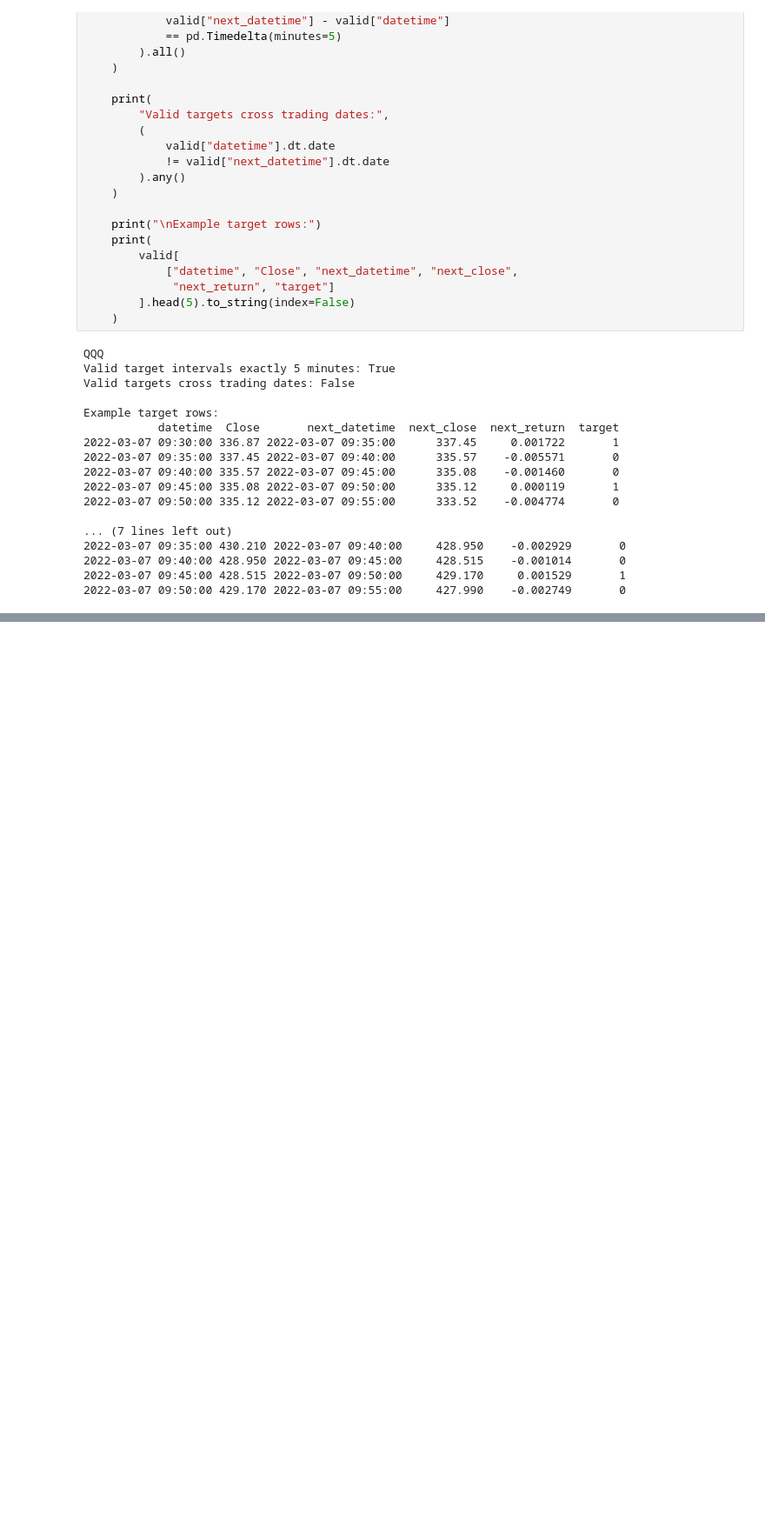
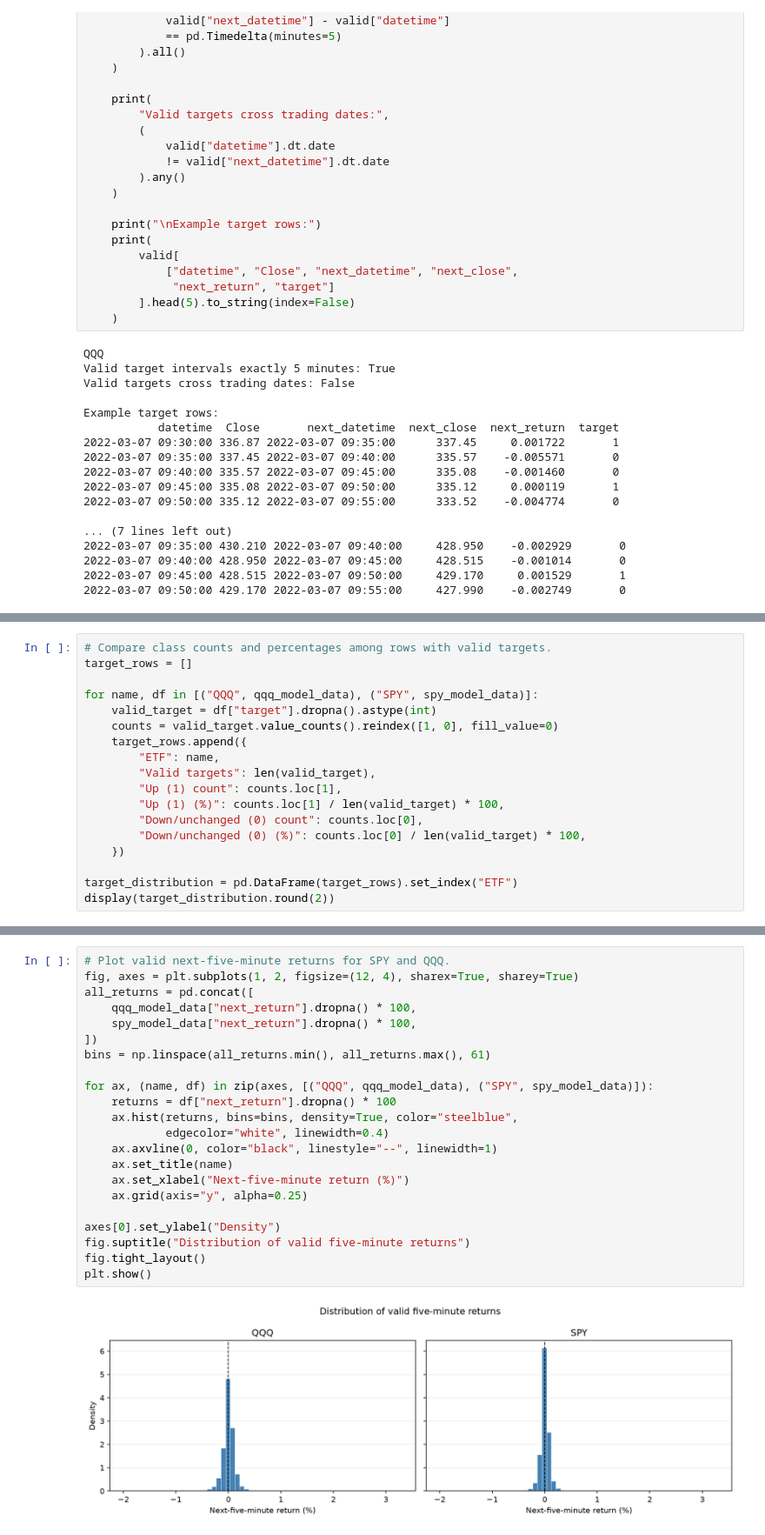
Before and after one commit to Pollyyxx/Intraday-equity-forecasting, a Jupyter notebook: 01_data_availability_and_exploration.ipynb, the cells around one changed output, grey strips where cells are left out. Shown at 87% size. Saved outputs shown, nothing was run; the diff lists cells and outputs as text; blank space fills up the shorter version.

```diff
--- a/01_data_availability_and_exploration.ipynb
+++ b/01_data_availability_and_exploration.ipynb
@@ -1263,0 +1295,18 @@ Example target rows:
+# %%
+# Compare class counts and percentages among rows with valid targets.
+target_rows = []
+
+for name, df in [("QQQ", qqq_model_data), ("SPY", spy_model_data)]:
+    valid_target = df["target"].dropna().astype(int)
+    counts = valid_target.value_counts().reindex([1, 0], fill_value=0)
+    target_rows.append({
+        "ETF": name,
+        "Valid targets": len(valid_target),
+        "Up (1) count": counts.loc[1],
+        "Up (1) (%)": counts.loc[1] / len(valid_target) * 100,
+        "Down/unchanged (0) count": counts.loc[0],
+        "Down/unchanged (0) (%)": counts.loc[0] / len(valid_target) * 100,
+    })
+
+target_distribution = pd.DataFrame(target_rows).set_index("ETF")
+display(target_distribution.round(2))
@@ -1263,0 +1326,24 @@ Example target rows:
+# %%
+# Plot valid next-five-minute returns for SPY and QQQ.
+fig, axes = plt.subplots(1, 2, figsize=(12, 4), sharex=True, sharey=True)
+all_returns = pd.concat([
+    qqq_model_data["next_return"].dropna() * 100,
+    spy_model_data["next_return"].dropna() * 100,
+])
+bins = np.linspace(all_returns.min(), all_returns.max(), 61)
+
+for ax, (name, df) in zip(axes, [("QQQ", qqq_model_data), ("SPY", spy_model_data)]):
+    returns = df["next_return"].dropna() * 100
+    ax.hist(returns, bins=bins, density=True, color="steelblue",
+            edgecolor="white", linewidth=0.4)
+    ax.axvline(0, color="black", linestyle="--", linewidth=1)
+    ax.set_title(name)
+    ax.set_xlabel("Next-five-minute return (%)")
+    ax.grid(axis="y", alpha=0.25)
+
+axes[0].set_ylabel("Density")
+fig.suptitle("Distribution of valid five-minute returns")
+fig.tight_layout()
+plt.show()
+# %% [output]
+[figure, added]
```
Also changed, not shown: parts of 12 cells of this notebook, 1 other file.
